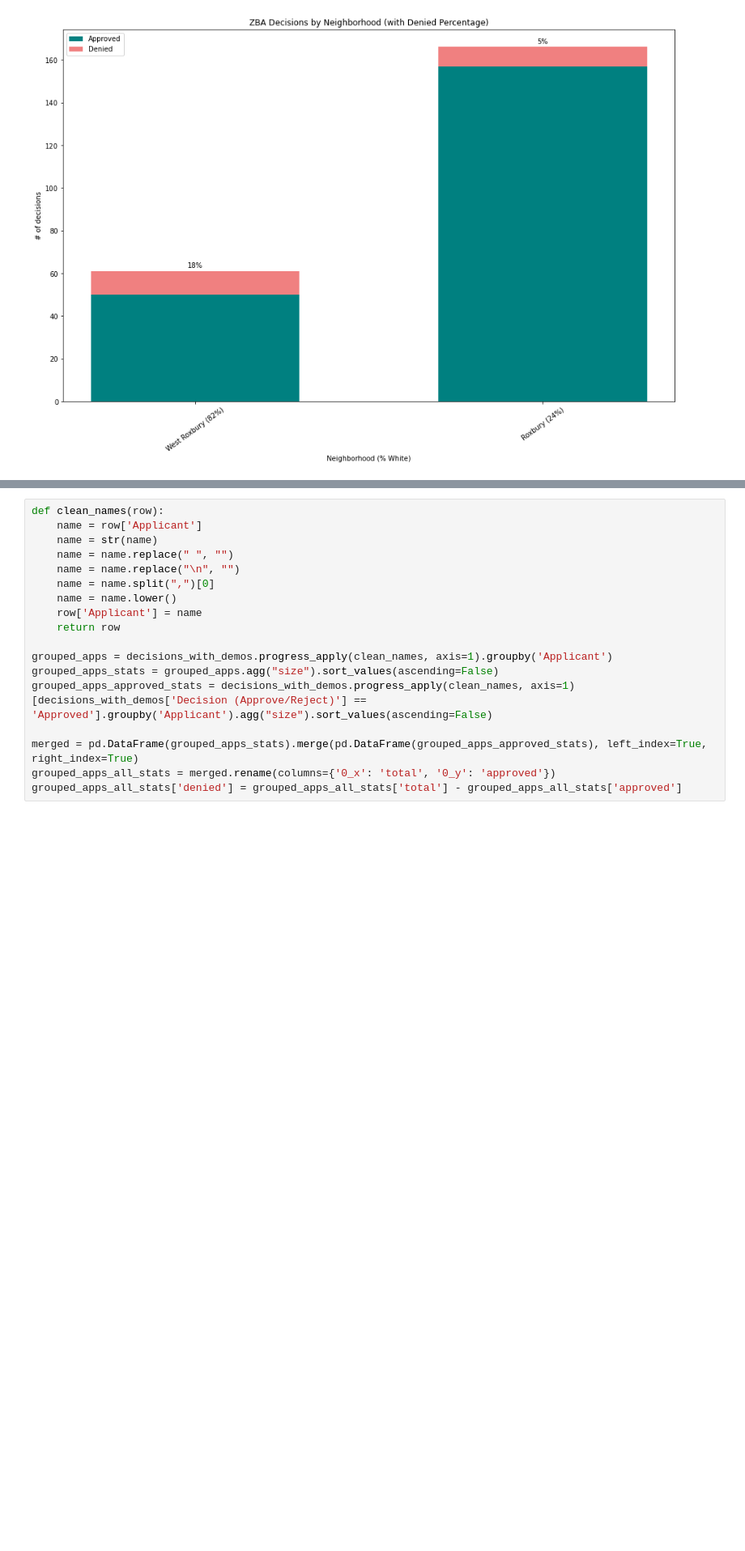
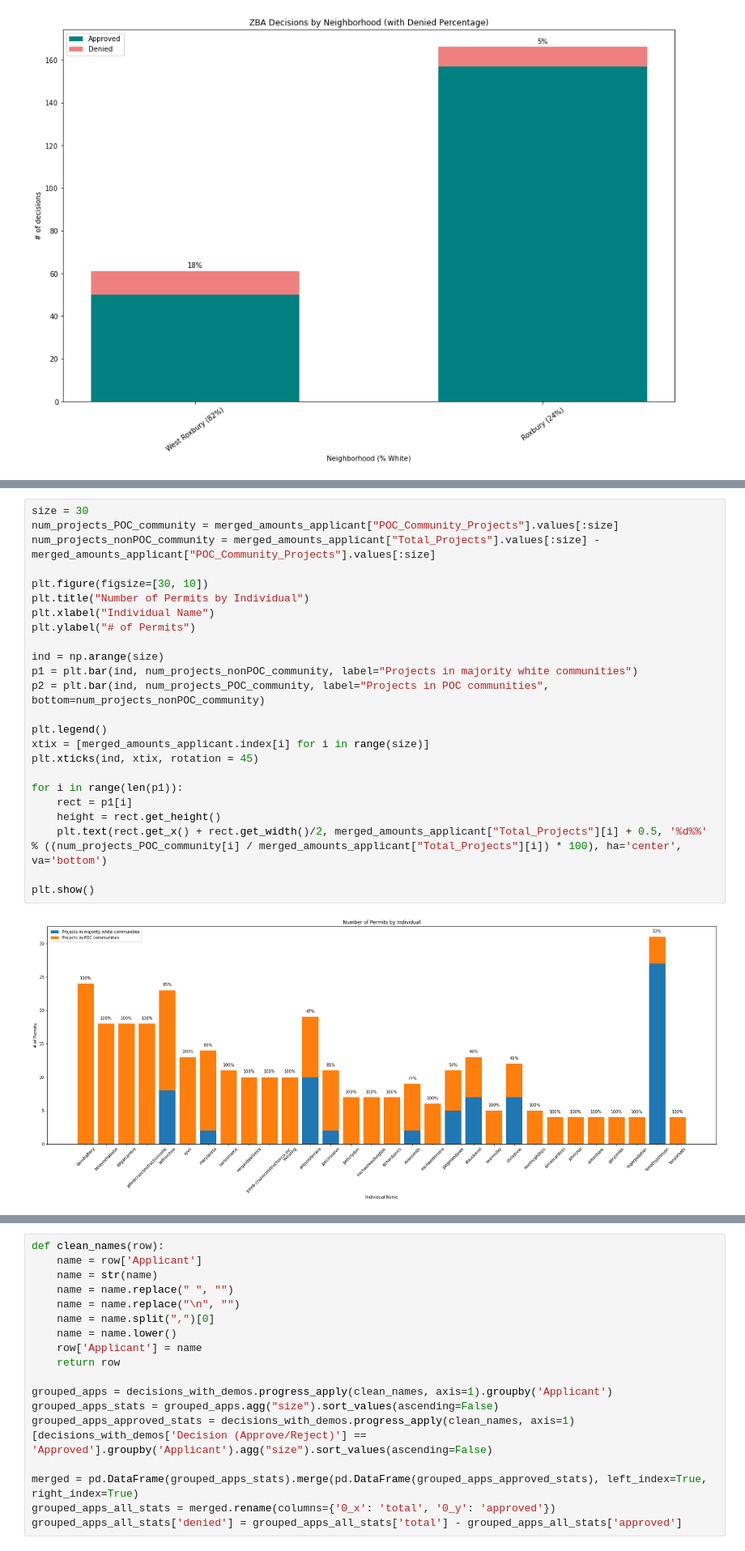
Before and after one commit to BU-Spark/CS506-Fall2020-Projects, a Jupyter notebook: bay_state_banner/deliverable_3/deliverable_3.ipynb, the cells around one changed output, grey strips where cells are left out. Shown at 81% size. Saved outputs shown, nothing was run; the diff lists cells and outputs as text; blank space fills up the shorter version.

```diff
--- a/bay_state_banner/deliverable_3/deliverable_3.ipynb
+++ b/bay_state_banner/deliverable_3/deliverable_3.ipynb
@@ -258,0 +443,26 @@ Group by applicant names and display the same type of data
+# %%
+size = 30
+num_projects_POC_community = merged_amounts_applicant["POC_Community_Projects"].values[:size]
+num_projects_nonPOC_community = merged_amounts_applicant["Total_Projects"].values[:size] - merged_amounts_applicant["POC_Community_Projects"].values[:size]
+
+plt.figure(figsize=[30, 10])
+plt.title("Number of Permits by Individual")
+plt.xlabel("Individual Name")
+plt.ylabel("# of Permits")
+
+ind = np.arange(size)
+p1 = plt.bar(ind, num_projects_nonPOC_community, label="Projects in majority white communities")
+p2 = plt.bar(ind, num_projects_POC_community, label="Projects in POC communities", bottom=num_projects_nonPOC_community)
+
+plt.legend()
+xtix = [merged_amounts_applicant.index[i] for i in range(size)]
+plt.xticks(ind, xtix, rotation = 45)
+
+for i in range(len(p1)):
+    rect = p1[i]
+    height = rect.get_height()
+    plt.text(rect.get_x() + rect.get_width()/2, merged_amounts_applicant["Total_Projects"][i] + 0.5, '%d%%' % ((num_projects_POC_community[i] / merged_amounts_applicant["Total_Projects"][i]) * 100), ha='center', va='bottom')
+
+plt.show()
+# %% [output]
+[figure, added]
```
Also changed, not shown: parts of 23 cells of this notebook.
